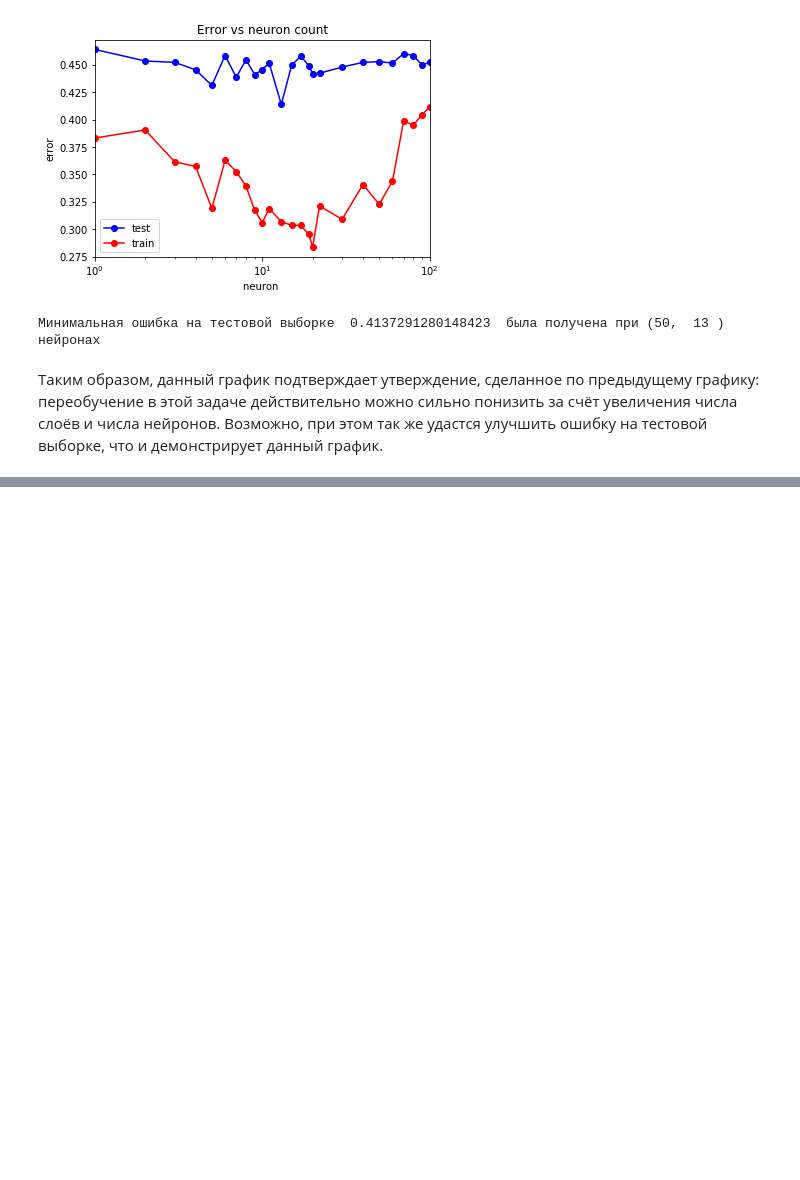
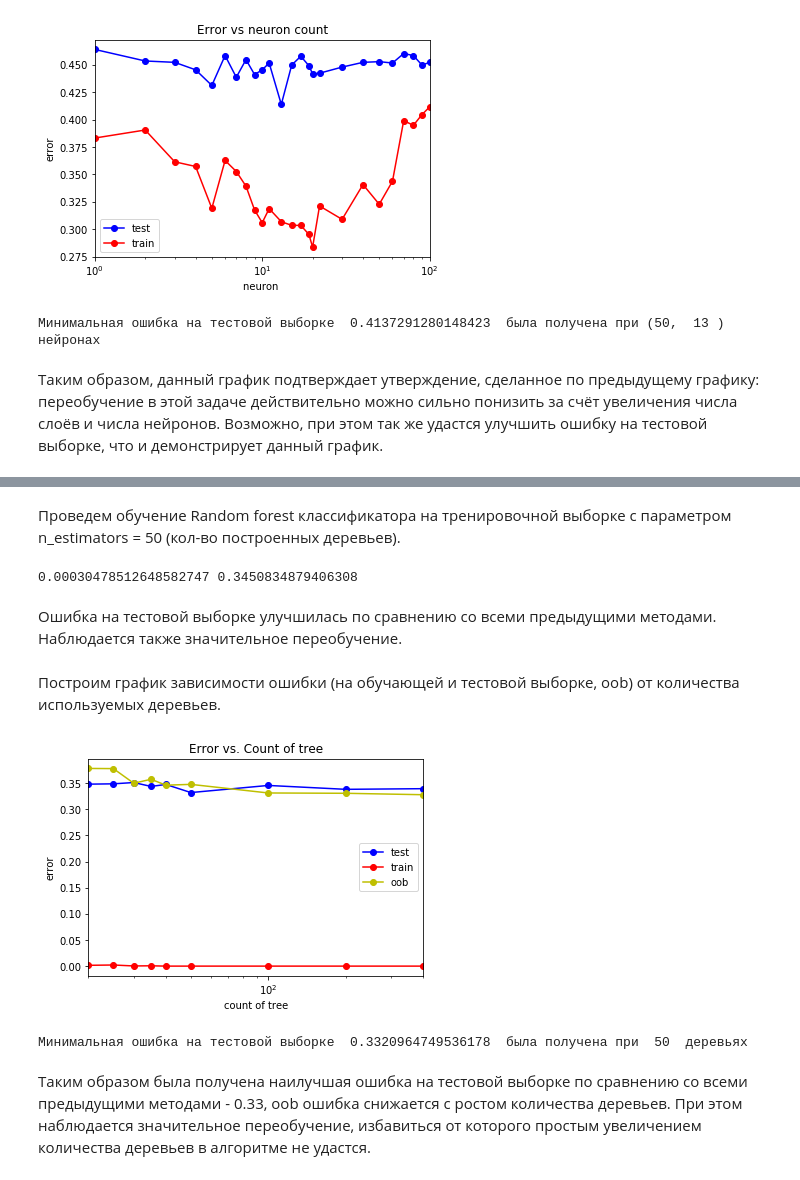
Before and after one commit to alitsov/machine-learning-homeworks, a Jupyter notebook: winequality-white.ipynb, the cells around one changed output, grey strips where cells are left out. Drawn from its saved outputs; the diff is of its cells as text; code cells hidden in the pictures; blank space fills up the shorter version.

Commit message:
Added Random forest algorithm sample

```diff
--- a/winequality-white.ipynb
+++ b/winequality-white.ipynb
@@ -872,0 +879,57 @@ print("Минимальная ошибка на тестовой выборке
+# %%
+X_train, X_test, y_train, y_test = train_test_split(X, y, test_size = 0.33, random_state = 5)
+# %% [markdown]
+Проведем обучение Random forest классификатора на тренировочной выборке с параметром n_estimators = 50 (кол-во построенных деревьев).
+# %%
+from sklearn import ensemble
+rf = ensemble.RandomForestClassifier(n_estimators = 50)
+rf.fit(X_train, y_train)
+
+err_train = np.mean(y_train != rf.predict(X_train))
+err_test  = np.mean(y_test  != rf.predict(X_test))
+
+print(err_train, err_test)
+# %% [output]
+0.00030478512648582747 0.3450834879406308
+# %% [markdown]
+Ошибка на тестовой выборке улучшилась по сравнению со всеми предыдущими методами. Наблюдается также значительное переобучение.
+# %% [markdown]
+Построим график зависимости ошибки (на обучающей и тестовой выборке, oob) от количества используемых деревьев.
+# %%
+tree_arr = (20, 25, 30, 35, 40, 50, 100, 200, 400)
+test_err = []
+train_err = []
+oob_err = []
+for tree in tree_arr:
+    rf = ensemble.RandomForestClassifier(tree, oob_score = True)
+    rf.fit(X_train, y_train)
+
+    y_train_pred = rf.predict(X_train)
+    y_test_pred = rf.predict(X_test)
+    oob_err.append(1 - rf.oob_score_)
+    train_err.append(np.mean(y_train != y_train_pred))
+    test_err.append(np.mean(y_test != y_test_pred))
+
+plt.semilogx(tree_arr, test_err, 'b-o', label = 'test')
+plt.semilogx(tree_arr, train_err, 'r-o', label = 'train')
+plt.semilogx(tree_arr, oob_err, 'y-o', label = 'oob')
+plt.xlim([np.min(tree_arr), np.max(tree_arr)])
+plt.title('Error vs. Count of tree')
+plt.xlabel('count of tree')
+plt.ylabel('error')
+plt.legend()
+pass
+# %% [output]
+[figure, added]
+# %%
+min_test_error = test_err[0]
+min_index = 0
+for i in range(len(tree_arr)):
+    if test_err[i] < min_test_error:
+        min_test_error = test_err[i]
+        min_index = i
+print("Минимальная ошибка на тестовой выборке ", min_test_error, " была получена при ", tree_arr[min_index], " деревьях")
+# %% [output]
+Минимальная ошибка на тестовой выборке  0.3320964749536178  была получена при  50  деревьях
+# %% [markdown]
+Таким образом была получена наилучшая ошибка на тестовой выборке по сравнению со всеми предыдущими методами - 0.33, oob ошибка снижается с ростом количества деревьев. При этом наблюдается значительное переобучение, избавиться от которого простым увеличением количества деревьев в алгоритме не удастся.
```
Also changed, not shown: parts of 4 cells of this notebook.
